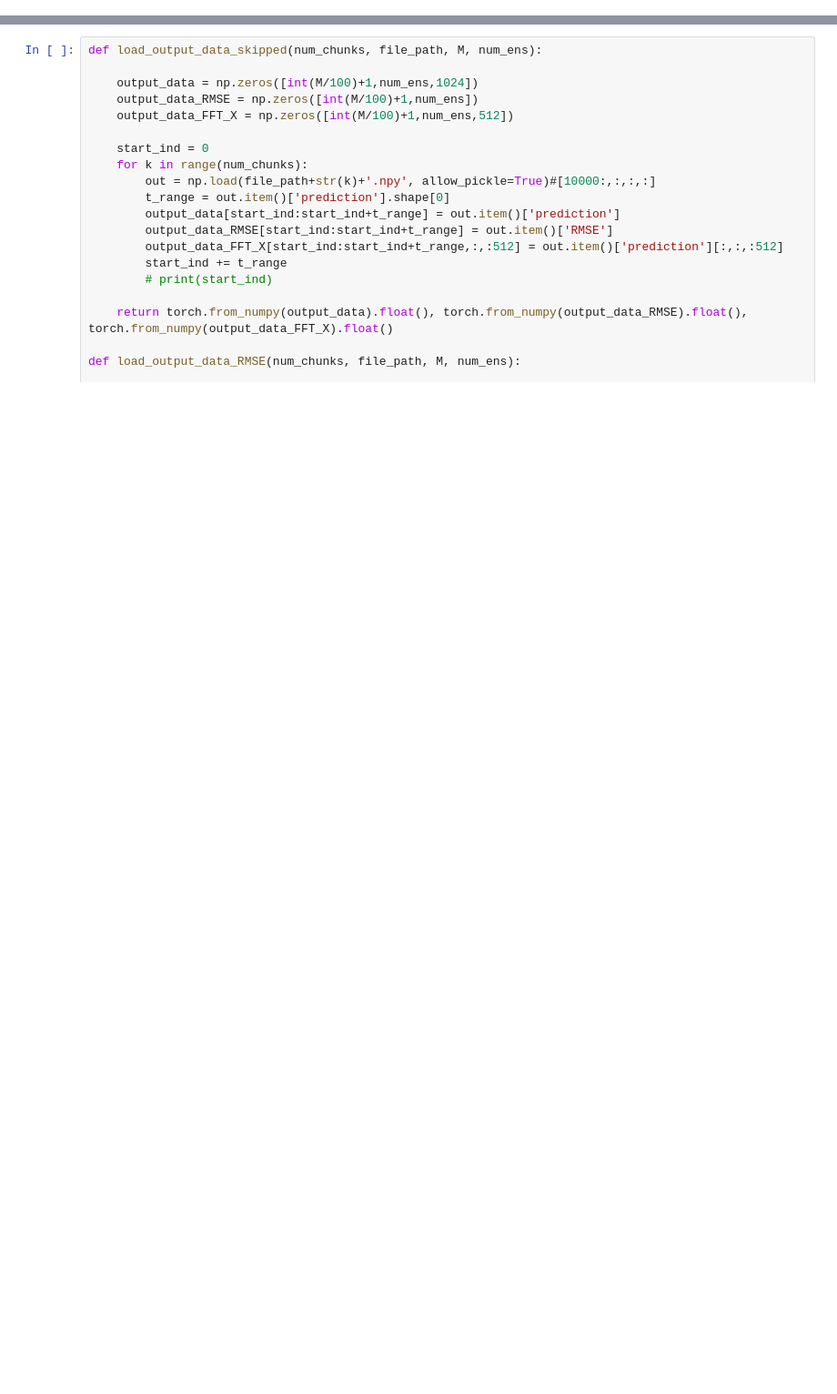
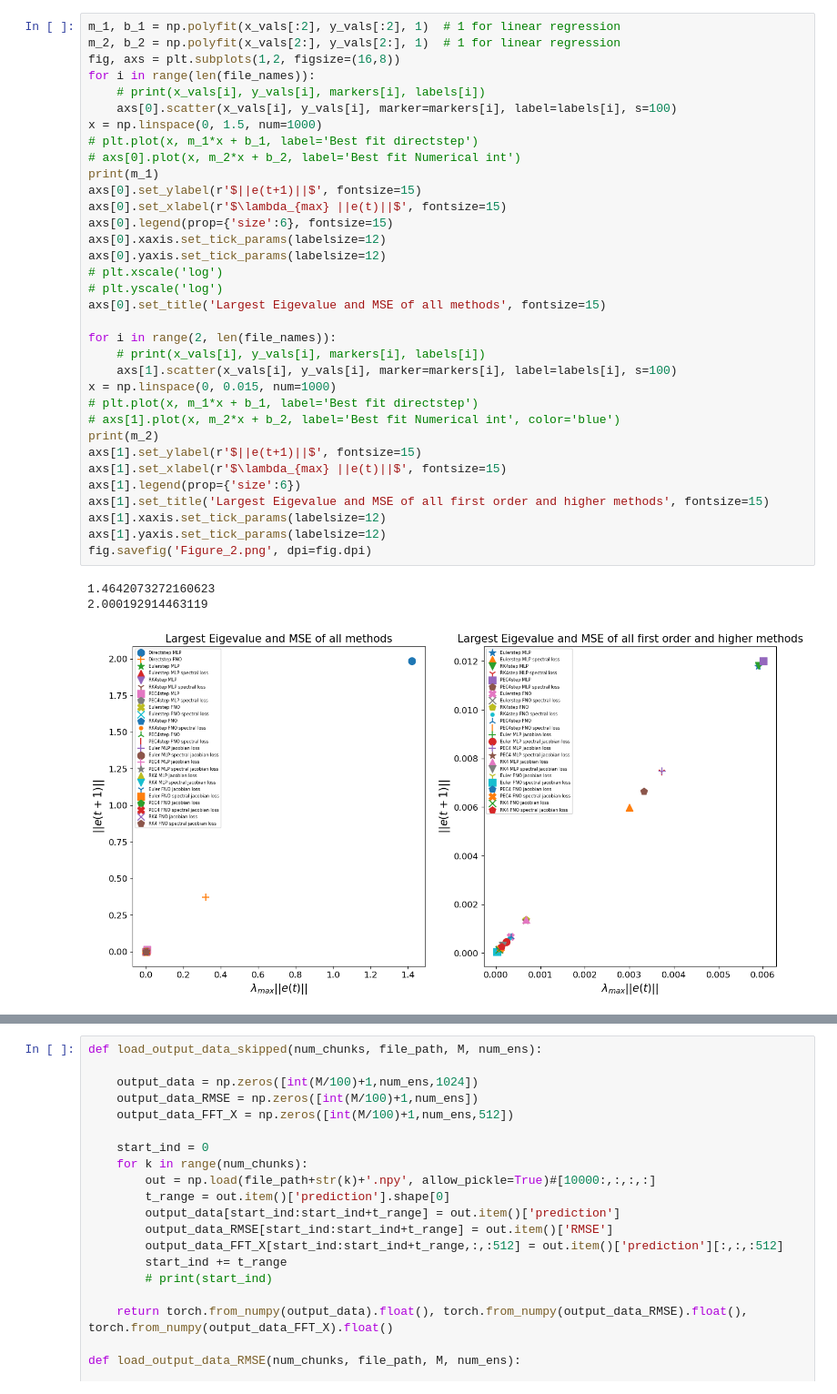
Before and after one commit to cainsliewastaken/Conrad_Research_4_Ashesh, a Jupyter notebook: viz.ipynb, the cells around one changed output, grey strips where cells are left out. Shown at 91% size. Drawn from its saved outputs; the diff is of its cells as text; blank space fills up the shorter version.

```diff
--- a/viz.ipynb
+++ b/viz.ipynb
@@ -29,0 +175,38 @@ device = 'cuda'
+# %%
+m_1, b_1 = np.polyfit(x_vals[:2], y_vals[:2], 1)  # 1 for linear regression
+m_2, b_2 = np.polyfit(x_vals[2:], y_vals[2:], 1)  # 1 for linear regression
+fig, axs = plt.subplots(1,2, figsize=(16,8))
+for i in range(len(file_names)):
+    # print(x_vals[i], y_vals[i], markers[i], labels[i])
+    axs[0].scatter(x_vals[i], y_vals[i], marker=markers[i], label=labels[i], s=100)
+x = np.linspace(0, 1.5, num=1000)
+# plt.plot(x, m_1*x + b_1, label='Best fit directstep')
+# axs[0].plot(x, m_2*x + b_2, label='Best fit Numerical int')
+print(m_1)
+axs[0].set_ylabel(r'$||e(t+1)||$', fontsize=15)
+axs[0].set_xlabel(r'$\lambda_{max} ||e(t)||$', fontsize=15)
+axs[0].legend(prop={'size':6}, fontsize=15)
+axs[0].xaxis.set_tick_params(labelsize=12)
+axs[0].yaxis.set_tick_params(labelsize=12)
+# plt.xscale('log')
+# plt.yscale('log')
+axs[0].set_title('Largest Eigevalue and MSE of all methods', fontsize=15)
+
+for i in range(2, len(file_names)):
+    # print(x_vals[i], y_vals[i], markers[i], labels[i])
+    axs[1].scatter(x_vals[i], y_vals[i], marker=markers[i], label=labels[i], s=100)
+x = np.linspace(0, 0.015, num=1000)
+# plt.plot(x, m_1*x + b_1, label='Best fit directstep')
+# axs[1].plot(x, m_2*x + b_2, label='Best fit Numerical int', color='blue')
+print(m_2)
+axs[1].set_ylabel(r'$||e(t+1)||$', fontsize=15)
+axs[1].set_xlabel(r'$\lambda_{max} ||e(t)||$', fontsize=15)
+axs[1].legend(prop={'size':6})
+axs[1].set_title('Largest Eigevalue and MSE of all first order and higher methods', fontsize=15)
+axs[1].xaxis.set_tick_params(labelsize=12)
+axs[1].yaxis.set_tick_params(labelsize=12)
+fig.savefig('Figure_2.png', dpi=fig.dpi)
+# %% [output]
+1.4642073272160623
+2.000192914463119
+[figure, added]
```
Also changed, not shown: parts of 71 cells of this notebook, 11 other files.
